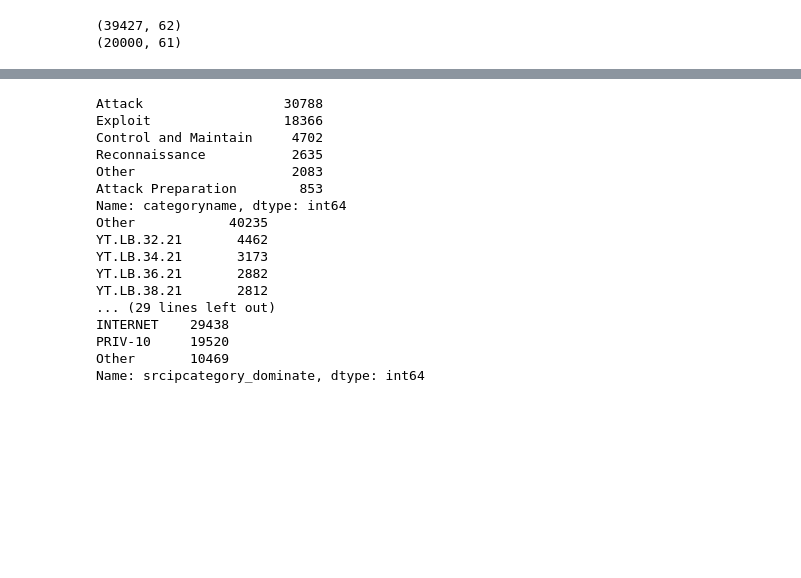
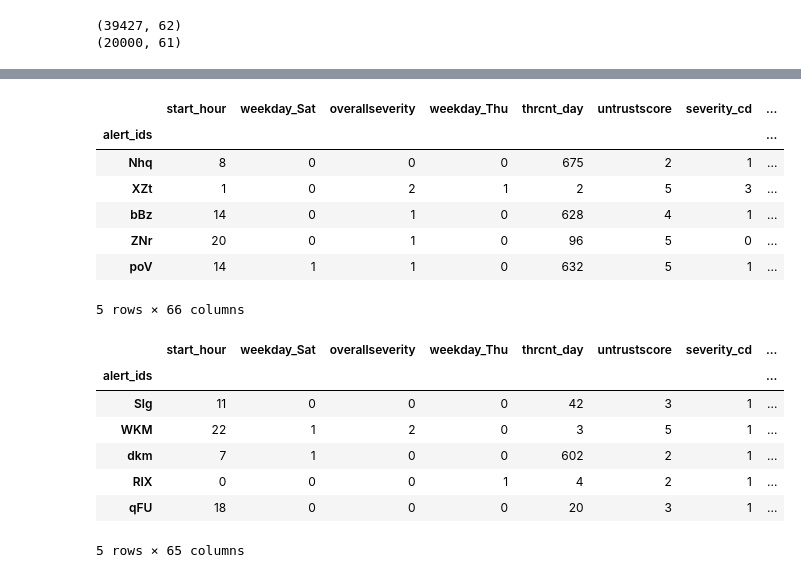
Before and after one commit to MishaDar22/Suspicious_network_event_recognition, a Jupyter notebook: 2_feature_engineering.ipynb, the cells around one changed output, grey strips where cells are left out. Saved outputs shown, nothing was run; the diff lists cells and outputs as text; code cells hidden in the pictures; blank space fills up the shorter version.

Commit message:
added new function for preprocessing data

```diff
--- a/2_feature_engineering.ipynb
+++ b/2_feature_engineering.ipynb
@@ -63,4 +12,0 @@ def preprocessing_data_1(train: pd.DataFrame, test: pd.DataFrame, target: str, b
-# %%
-def set_top_n_categories_in_variable(df, feature, n_cat):
-    top_n_var = df[feature].value_counts().nlargest(n_cat).index
-    df[feature] = df[feature].where(df[feature].isin(top_n_var), other='Other')
@@ -127,17 +131,0 @@ numeric_continue_features_for_normalization = ["thrcnt_month", "thrcnt_week", "t
-# %%
-params = {
-    'subsample': 0.9,
-    'colsample_bytree': 0.5,
-    'lambdax': 1,
-    'max_depth':24,
-    'early_stopping_rounds': 100
-}
-
-features_for_preprocessing = [nominal_features, ]
-
-feature_black_list = ['grandparent_category']
-# Select target variable
-target = 'notified'
-preprocessed_train_df, preprocessed_test_df, _, features = preprocessing_data_1(df_train, df_test, target, feature_black_list, features_for_preprocessing)
-trainResults, testResults, predictions, indices, hists = cv_xgb(preprocessed_train_df, target, features, debug=False, mlflow_tracking=True, exp_name="exp_4_feature_eng", **params)
-print(f'Train mean: {np.mean(trainResults)}, Valid mean: {np.mean(testResults)}')
@@ -162,20 +132,23 @@ Name: srcipcategory_dominate, dtype: int64
-# %%
-outlier_filtering(df_full, nominal_features)
-# %% [output]
-Attack                  30788
-Exploit                 18366
-Control and Maintain     4702
-Reconnaissance           2635
-Other                    2083
-Attack Preparation        853
-Name: categoryname, dtype: int64
-Other            40235
-YT.LB.32.21       4462
-YT.LB.34.21       3173
-YT.LB.36.21       2882
-YT.LB.38.21       2812
-... (29 lines left out)
-INTERNET    29438
-PRIV-10     19520
-Other       10469
-Name: srcipcategory_dominate, dtype: int64
+# %%
+df_train, df_test, *_ =  preprocessing_data(df_train, df_test, target, features_for_preprocessing)
+df_train.head()
+# %% [output]
+|  | start_hour | weekday_Sat | overallseverity | weekday_Thu | thrcnt_day | untrustscore | severity_cd | ... |
+| alert_ids |  |  |  |  |  |  |  | ... |
+| Nhq | 8 | 0 | 0 | 0 | 675 | 2 | 1 | ... |
+| XZt | 1 | 0 | 2 | 1 | 2 | 5 | 3 | ... |
+| bBz | 14 | 0 | 1 | 0 | 628 | 4 | 1 | ... |
+| ZNr | 20 | 0 | 1 | 0 | 96 | 5 | 0 | ... |
+| poV | 14 | 1 | 1 | 0 | 632 | 5 | 1 | ... |
+5 rows × 66 columns
+# %%
+df_test.head()
+# %% [output]
+|  | start_hour | weekday_Sat | overallseverity | weekday_Thu | thrcnt_day | untrustscore | severity_cd | ... |
+| alert_ids |  |  |  |  |  |  |  | ... |
+| Slg | 11 | 0 | 0 | 0 | 42 | 3 | 1 | ... |
+| WKM | 22 | 1 | 2 | 0 | 3 | 5 | 1 | ... |
+| dkm | 7 | 1 | 0 | 0 | 602 | 2 | 1 | ... |
+| RIX | 0 | 0 | 0 | 1 | 4 | 2 | 1 | ... |
+| qFU | 18 | 0 | 0 | 0 | 20 | 3 | 1 | ... |
+5 rows × 65 columns
```
Also changed, not shown: parts of 6 cells of this notebook, 4 other files.
